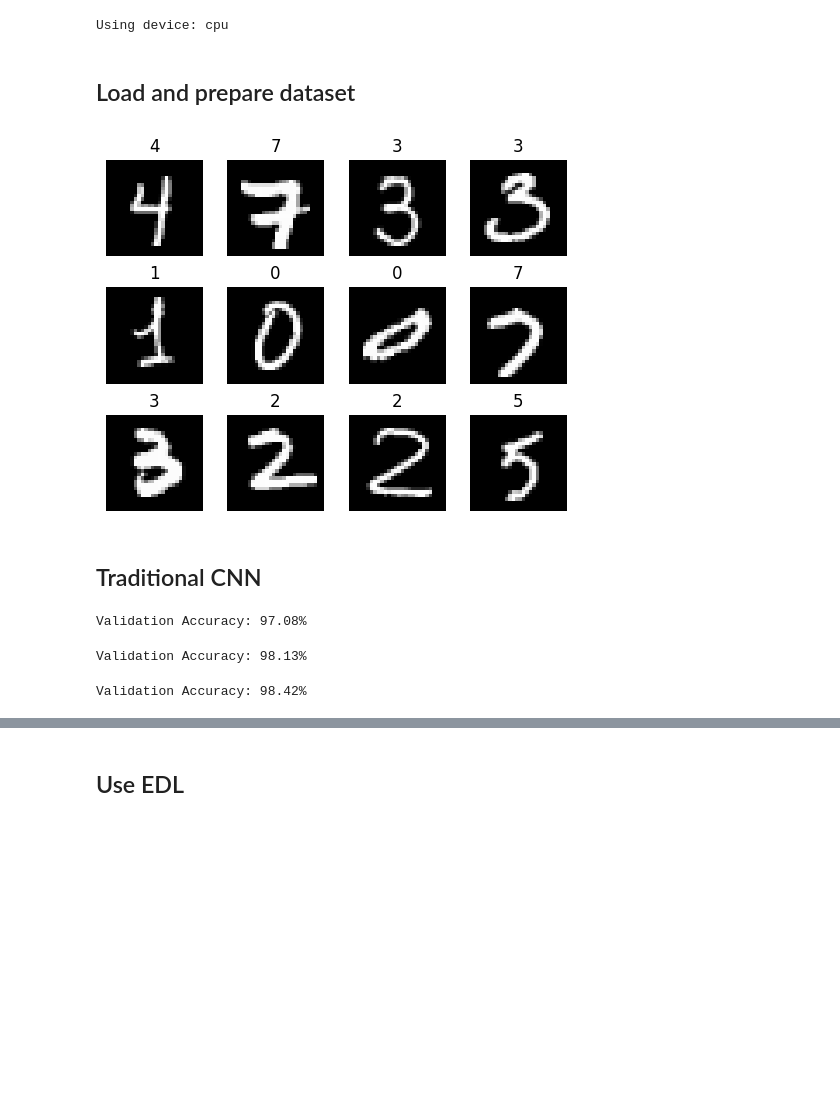
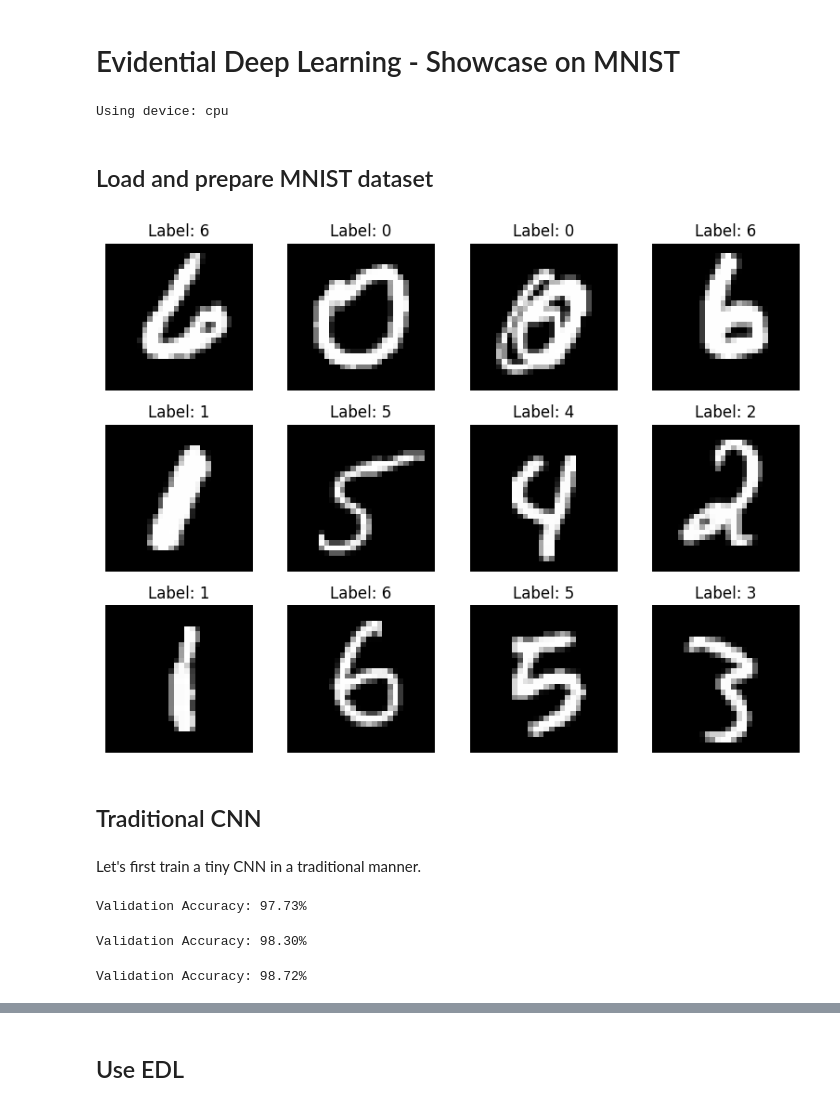
Before and after one commit to nimalu/evidential-deep-learning, a Jupyter notebook: mnist-edl.ipynb, the cells around one changed output, grey strips where cells are left out. Cells and saved outputs as stored; diff of their text form; code cells hidden in the pictures; blank space fills up the shorter version.

Commit message:
Improve plotting

```diff
--- a/mnist-edl.ipynb
+++ b/mnist-edl.ipynb
@@ -1,3 +1,5 @@
+# %% [markdown]
+# Evidential Deep Learning - Showcase on MNIST
 # %%
 import torch
 import torch.nn as nn
@@ -14,7 +16,7 @@ print(f"Using device: {device}")
 # %% [output]
 Using device: cpu
 # %% [markdown]
-## Load and prepare dataset
+## Load and prepare MNIST dataset
 # %%
 MNIST_MEAN, MNIST_STD = 0.13, 0.31
 NUM_CLASSES = 10
@@ -32,35 +34,40 @@ train_loader = DataLoader(train_dataset, batch_size=256, shuffle=True)
 test_loader = DataLoader(test_dataset, batch_size=256, shuffle=False)
 # %%
 def show_images(images, labels, predictions=None, n_cols=4):
-    n_rows = (len(images) + n_cols - 1) // n_cols
-    fig, axes = plt.subplots(n_rows, n_cols, figsize=(5, 4))
-    axes = axes.flatten()
+    n_images = len(images)
+    n_rows = (n_images + n_cols - 1) // n_cols
 
-    for i in range(len(images)):
-        axes[i].imshow(images[i].reshape(28, 28), cmap="gray")
+    fig, axes = plt.subplots(n_rows, n_cols, figsize=(2 * n_cols, 2 * n_rows))
+    axes = axes.flatten() if n_rows > 1 or n_cols > 1 else [axes]
+
+    for i, (image, label) in enumerate(zip(images, labels)):
+        axes[i].imshow(image.reshape(28, 28), cmap="gray")
+
         if predictions is not None:
-            color = "green" if predictions[i] == labels[i] else "red"
-            axes[i].set_title(
-                f"True: {labels[i].item()}\nPred: {predictions[i].item()}", color=color
-            )
+            pred = predictions[i]
+            color = "green" if pred == label else "red"
+            axes[i].set_title(f"True: {label.item()}\nPred: {pred.item()}", color=color)
         else:
-            axes[i].set_title(labels[i].item())
+            axes[i].set_title(f"Label: {label.item()}")
+
         axes[i].axis("off")
 
-    for i in range(len(images), len(axes)):
+    # Hide unused subplots
+    for i in range(n_images, len(axes)):
         axes[i].axis("off")
 
-    fig.tight_layout()
+    plt.tight_layout()
+    return fig
 
 
-dataiter = iter(train_loader)
-images, y = next(dataiter)
-
-show_images(images[:12], y[:12])
+images, labels = next(iter(train_loader))
+show_images(images[:12], labels[:12]);
 # %% [output]
-[figure, old version]
+[figure, new version]
 # %% [markdown]
 ## Traditional CNN
+# %% [markdown]
+Let's first train a tiny CNN in a traditional manner.
 # %%
 class TinyCnn(nn.Module):
     def __init__(self):
@@ -133,9 +140,9 @@ for epoch in range(num_epochs):
     accuracy = 100 * correct / total
     print(f"Validation Accuracy: {accuracy:.2f}%")
 # %% [output]
-Validation Accuracy: 97.08%
+Validation Accuracy: 97.73%
-Validation Accuracy: 98.13%
+Validation Accuracy: 98.30%
-Validation Accuracy: 98.42%
+Validation Accuracy: 98.72%
 # %%
 dataiter = iter(test_loader)
 images, y = next(dataiter)
```
Also changed, not shown: parts of 9 cells of this notebook.
